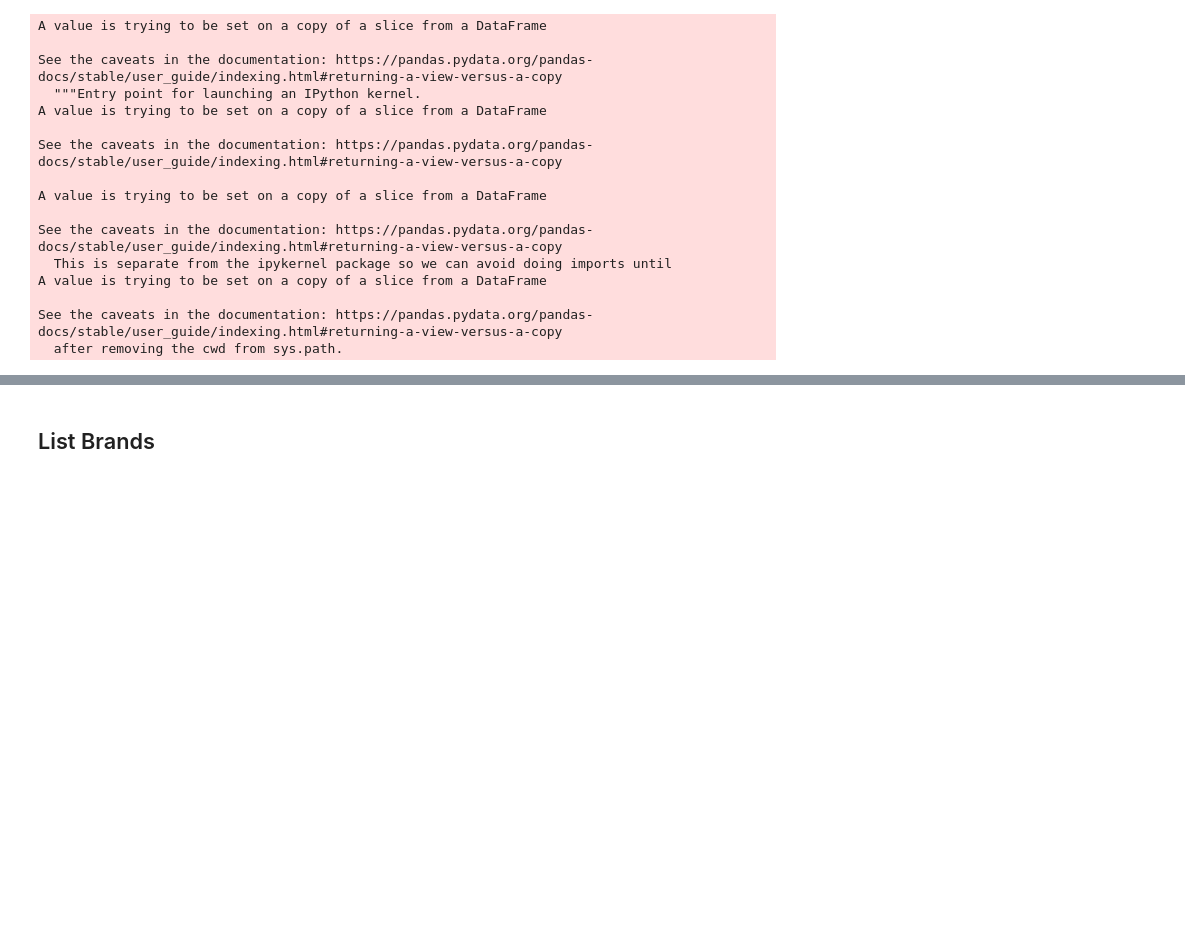
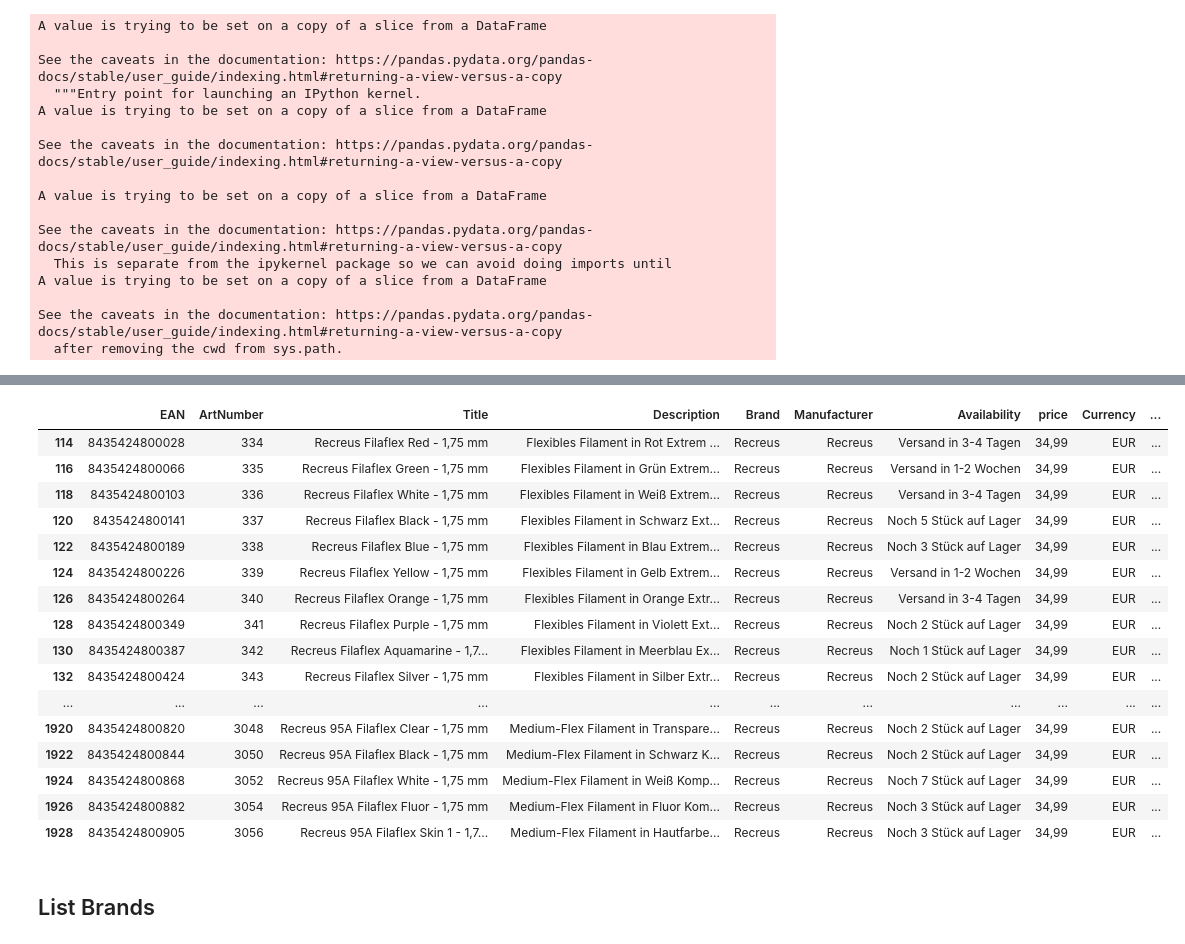
Before and after one commit to subrockmann/product-cleaner, a Jupyter notebook: 3djake Produktdaten.ipynb, the cells around one changed output, grey strips where cells are left out. Drawn from its saved outputs; the diff is of its cells as text; code cells hidden in the pictures; blank space fills up the shorter version.

Commit message:
feat: add additional brands

```diff
--- a/3djake Produktdaten.ipynb
+++ b/3djake Produktdaten.ipynb
@@ -1240,0 +1302,16 @@ filament_df[(filament_df.Brand =='Polymaker') & (filament_df.Diameter =='1.75')]
+# %%
+def zortrax_weight(df):
+    if df['Title'].find('-'):
+        try:
+            weight = df['Title'].split('-')[-1]
+            weight = weight.split()[0]
+        except:
+            weight = ""
+    else:
+        weight = ""
+    return weight
+# %%
+filament_df['Product_line'][filament_df.Brand =='Zortrax'] = filament_df.apply(lambda x: zortrax_productline(x)[0], axis=1)
+filament_df['Material'][filament_df.Brand =='Zortrax'] = filament_df.apply(lambda x: zortrax_productline(x)[1], axis=1)
+filament_df['Colour'][filament_df['Title'].str.startswith("Zortrax")] = filament_df.apply(lambda x: extrudr_colour(x), axis=1)
+filament_df['Weight'][filament_df['Title'].str.startswith("Zortrax")] = filament_df.apply(lambda x: zortrax_weight(x), axis=1)
@@ -1240,0 +1375,16 @@ filament_df[(filament_df.Brand =='Polymaker') & (filament_df.Diameter =='1.75')]
+# %%
+def recreus_productline(df):
+    if df['Title'].startswith("Recreus 70A Filaflex"):
+        product_line = "Recreus 70A Filaflex"
+        material = "Flex"
+    elif df['Title'].startswith("Recreus 95A Filaflex"):
+        product_line = "Recreus 95A Filaflex"
+        material = "Flex"
+    elif df['Title'].startswith("Recreus Filaflex"):
+        product_line = "Recreus Filaflex"
+        material = "Flex"
+
+    else:
+        product_line = ""
+        material = ""
+    return product_line, material
@@ -1240,0 +1402,5 @@ filament_df[(filament_df.Brand =='Polymaker') & (filament_df.Diameter =='1.75')]
+# %%
+filament_df['Product_line'][filament_df.Brand =='Recreus'] = filament_df.apply(lambda x: recreus_productline(x)[0], axis=1)
+filament_df['Material'][filament_df.Brand =='Recreus'] = filament_df.apply(lambda x: recreus_productline(x)[1], axis=1)
+filament_df['Colour'][filament_df['Title'].str.startswith("Recreus")] = filament_df.apply(lambda x: extrudr_colour(x), axis=1)
+filament_df['Weight'][filament_df['Title'].str.startswith("Recreus")] = ''#filament_df.apply(lambda x: zortrax_weight(x), axis=1)
@@ -1241,3 +1424,23 @@ filament_df[(filament_df.Brand =='Polymaker') & (filament_df.Diameter =='1.75')]
+# %%
+filament_df[(filament_df.Brand =='Recreus') & (filament_df.Diameter =='1.75')]
+# %% [output]
+|  | EAN | ArtNumber | Title | Description | Brand | Manufacturer | Availability | price | Currency | ... |
+| 114 | 8435424800028 | 334 | Recreus Filaflex Red - 1,75 mm | Flexibles Filament in Rot Extrem ... | Recreus | Recreus | Versand in 3-4 Tagen | 34,99 | EUR | ... |
+| 116 | 8435424800066 | 335 | Recreus Filaflex Green - 1,75 mm | Flexibles Filament in Grün Extrem... | Recreus | Recreus | Versand in 1-2 Wochen | 34,99 | EUR | ... |
+| 118 | 8435424800103 | 336 | Recreus Filaflex White - 1,75 mm | Flexibles Filament in Weiß Extrem... | Recreus | Recreus | Versand in 3-4 Tagen | 34,99 | EUR | ... |
+| 120 | 8435424800141 | 337 | Recreus Filaflex Black - 1,75 mm | Flexibles Filament in Schwarz Ext... | Recreus | Recreus | Noch 5 Stück auf Lager | 34,99 | EUR | ... |
+| 122 | 8435424800189 | 338 | Recreus Filaflex Blue - 1,75 mm | Flexibles Filament in Blau Extrem... | Recreus | Recreus | Noch 3 Stück auf Lager | 34,99 | EUR | ... |
+| 124 | 8435424800226 | 339 | Recreus Filaflex Yellow - 1,75 mm | Flexibles Filament in Gelb Extrem... | Recreus | Recreus | Versand in 1-2 Wochen | 34,99 | EUR | ... |
+| 126 | 8435424800264 | 340 | Recreus Filaflex Orange - 1,75 mm | Flexibles Filament in Orange Extr... | Recreus | Recreus | Versand in 3-4 Tagen | 34,99 | EUR | ... |
+| 128 | 8435424800349 | 341 | Recreus Filaflex Purple - 1,75 mm | Flexibles Filament in Violett Ext... | Recreus | Recreus | Noch 2 Stück auf Lager | 34,99 | EUR | ... |
+| 130 | 8435424800387 | 342 | Recreus Filaflex Aquamarine - 1,7... | Flexibles Filament in Meerblau Ex... | Recreus | Recreus | Noch 1 Stück auf Lager | 34,99 | EUR | ... |
+| 132 | 8435424800424 | 343 | Recreus Filaflex Silver - 1,75 mm | Flexibles Filament in Silber Extr... | Recreus | Recreus | Noch 2 Stück auf Lager | 34,99 | EUR | ... |
+| ... | ... | ... | ... | ... | ... | ... | ... | ... | ... | ... |
+| 1920 | 8435424800820 | 3048 | Recreus 95A Filaflex Clear - 1,75 mm | Medium-Flex Filament in Transpare... | Recreus | Recreus | Noch 2 Stück auf Lager | 34,99 | EUR | ... |
+| 1922 | 8435424800844 | 3050 | Recreus 95A Filaflex Black - 1,75 mm | Medium-Flex Filament in Schwarz K... | Recreus | Recreus | Noch 2 Stück auf Lager | 34,99 | EUR | ... |
+| 1924 | 8435424800868 | 3052 | Recreus 95A Filaflex White - 1,75 mm | Medium-Flex Filament in Weiß Komp... | Recreus | Recreus | Noch 7 Stück auf Lager | 34,99 | EUR | ... |
+| 1926 | 8435424800882 | 3054 | Recreus 95A Filaflex Fluor - 1,75 mm | Medium-Flex Filament in Fluor Kom... | Recreus | Recreus | Noch 3 Stück auf Lager | 34,99 | EUR | ... |
+| 1928 | 8435424800905 | 3056 | Recreus 95A Filaflex Skin 1 - 1,7... | Medium-Flex Filament in Hautfarbe... | Recreus | Recreus | Noch 3 Stück auf Lager | 34,99 | EUR | ... |
 # %% [markdown]
 ## List Brands
 # %%
```
Also changed, not shown: parts of 10 cells of this notebook.
